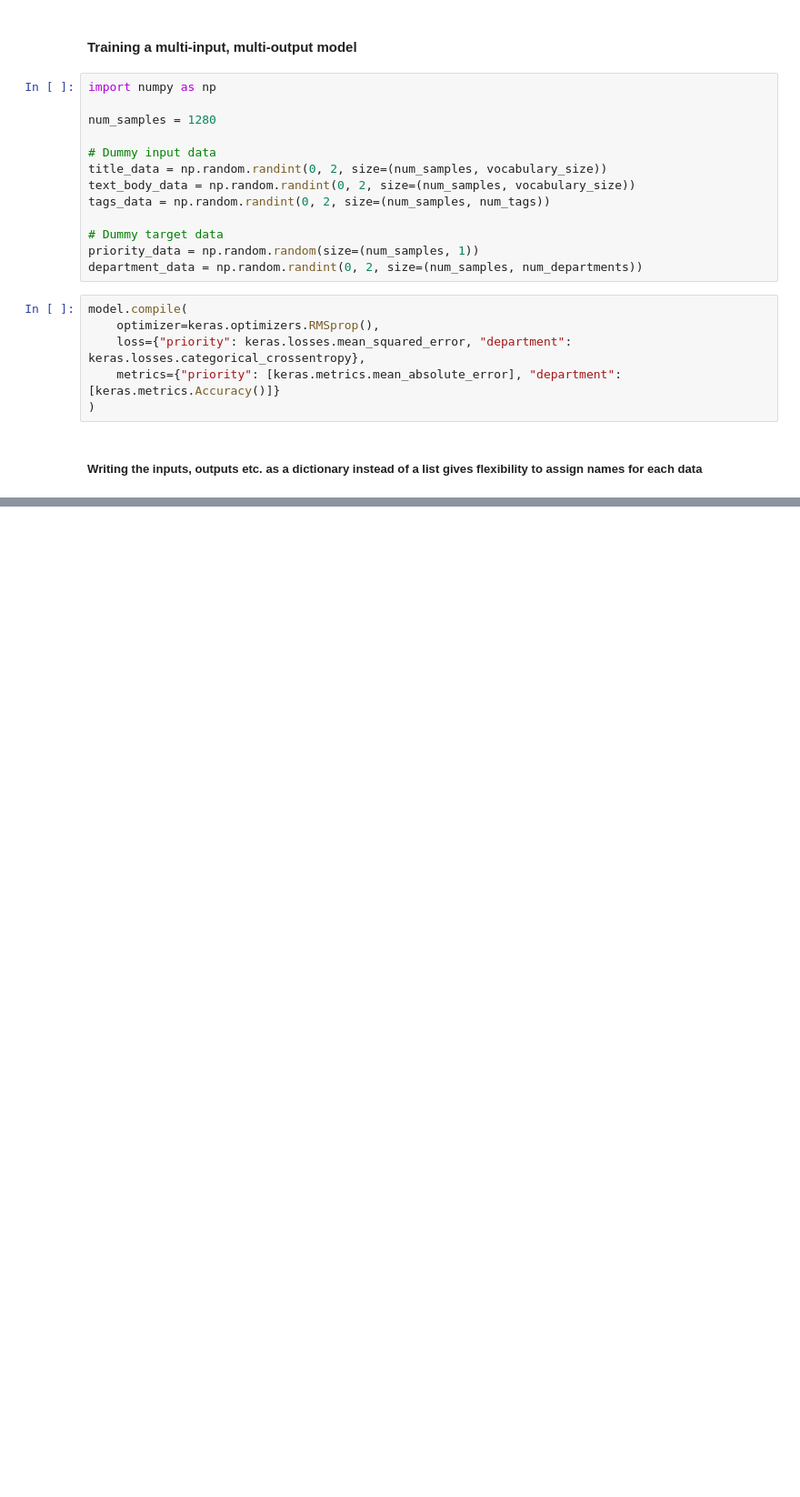
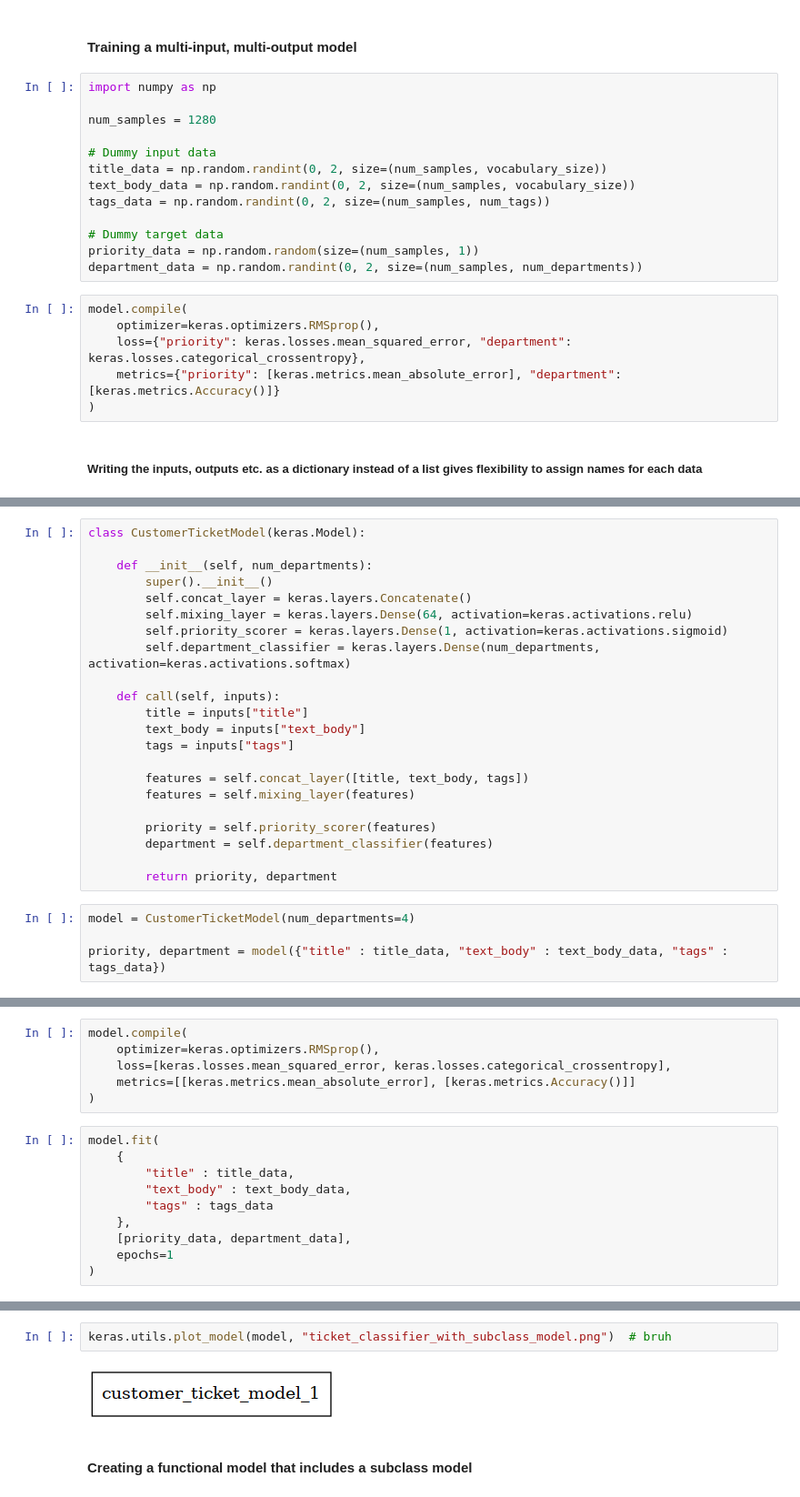
Before and after one commit to firebender717/dlwp, a Jupyter notebook: chapter_7.2.ipynb, the cells around one changed output, grey strips where cells are left out. Shown at 91% size. Cells and saved outputs as stored; diff of their text form; blank space fills up the shorter version.

```diff
--- a/chapter_7.2.ipynb
+++ b/chapter_7.2.ipynb
@@ -181,0 +232,26 @@ model.evaluate(
+# %%
+class CustomerTicketModel(keras.Model):
+
+    def __init__(self, num_departments):
+        super().__init__()
+        self.concat_layer = keras.layers.Concatenate()
+        self.mixing_layer = keras.layers.Dense(64, activation=keras.activations.relu)
+        self.priority_scorer = keras.layers.Dense(1, activation=keras.activations.sigmoid)
+        self.department_classifier = keras.layers.Dense(num_departments, activation=keras.activations.softmax)
+
+    def call(self, inputs):
+        title = inputs["title"]
+        text_body = inputs["text_body"]
+        tags = inputs["tags"]
+
+        features = self.concat_layer([title, text_body, tags])
+        features = self.mixing_layer(features)
+
+        priority = self.priority_scorer(features)
+        department = self.department_classifier(features)
+
+        return priority, department
+# %%
+model = CustomerTicketModel(num_departments=4)
+
+priority, department = model({"title" : title_data, "text_body" : text_body_data, "tags" : tags_data})
@@ -181,0 +260,16 @@ model.evaluate(
+# %%
+model.compile(
+    optimizer=keras.optimizers.RMSprop(),
+    loss=[keras.losses.mean_squared_error, keras.losses.categorical_crossentropy],
+    metrics=[[keras.metrics.mean_absolute_error], [keras.metrics.Accuracy()]]
+)
+# %%
+model.fit(
+    {
+        "title" : title_data,
+        "text_body" : text_body_data,
+        "tags" : tags_data
+    },
+    [priority_data, department_data],
+    epochs=1
+)
@@ -181,0 +305,6 @@ model.evaluate(
+# %%
+keras.utils.plot_model(model, "ticket_classifier_with_subclass_model.png")  # bruh
+# %% [output]
+[figure, added]
+# %% [markdown]
+#### Creating a functional model that includes a subclass model
```
Also changed, not shown: parts of 29 cells of this notebook.
